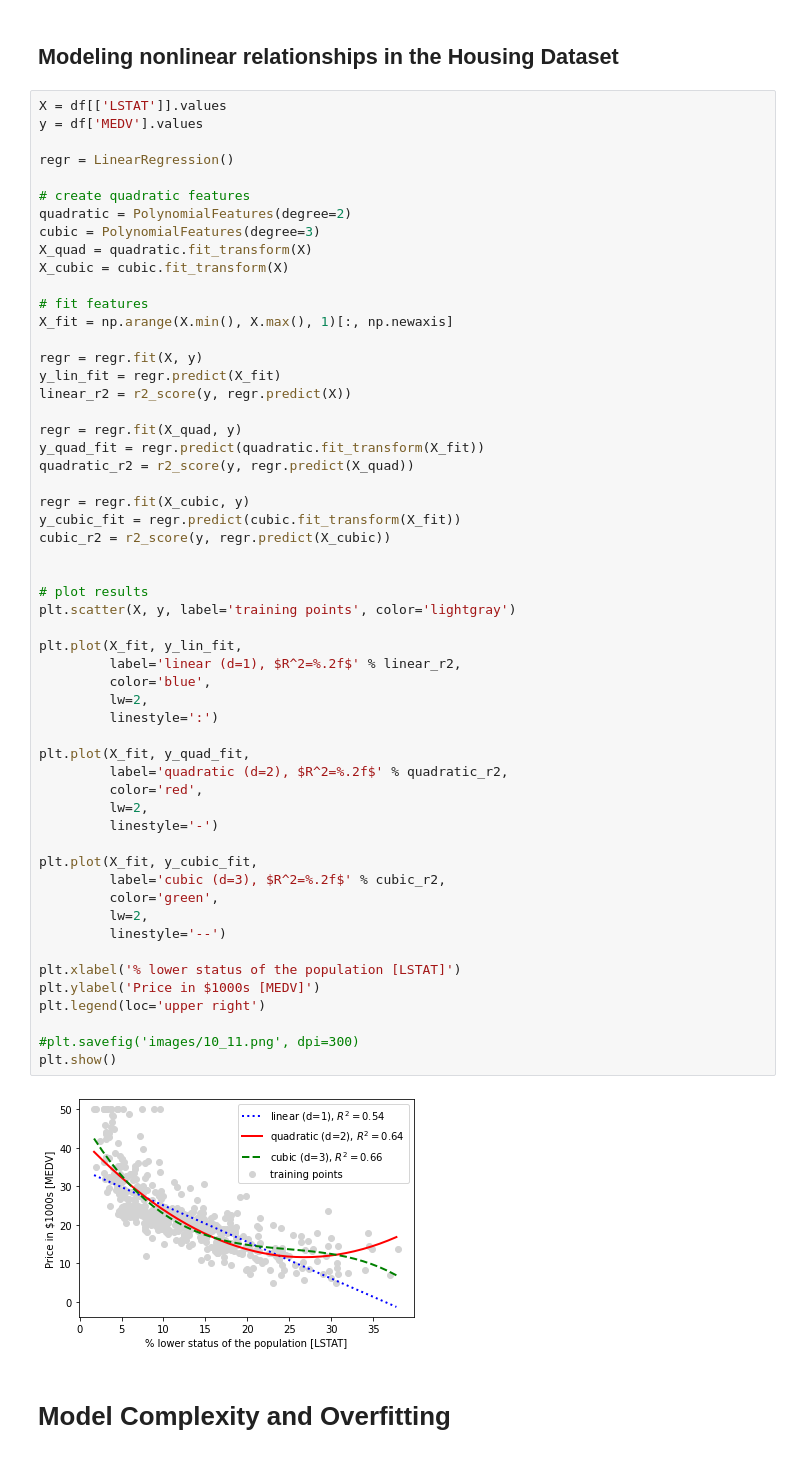
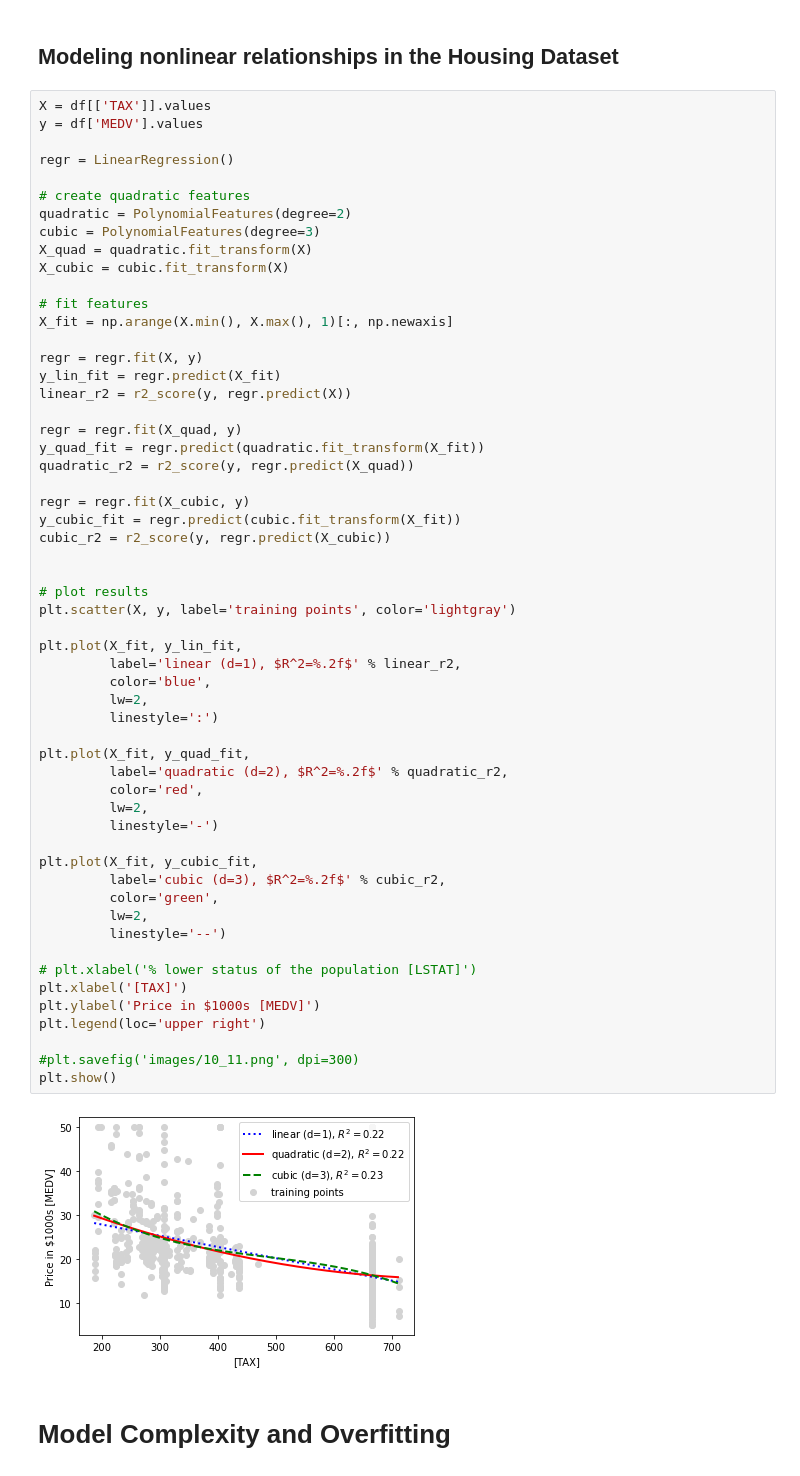
Before and after one commit to lamiro3/Python, a Jupyter notebook: IDS/quart-2/IDS_LR.ipynb, the cells around one changed output. Drawn from its saved outputs; the diff is of its cells as text.

```diff
--- a/IDS/quart-2/IDS_LR.ipynb
+++ b/IDS/quart-2/IDS_LR.ipynb
@@ -397,7 +405,7 @@ Training R^2 linear: 0.832, quadratic: 0.982
 # %% [markdown]
 ## Modeling nonlinear relationships in the Housing Dataset
 # %%
-X = df[['LSTAT']].values
+X = df[['TAX']].values
 y = df['MEDV'].values
 
 regr = LinearRegression()
@@ -424,35 +432,36 @@ y_cubic_fit = regr.predict(cubic.fit_transform(X_fit))
 cubic_r2 = r2_score(y, regr.predict(X_cubic))
 
 
 # plot results
 plt.scatter(X, y, label='training points', color='lightgray')
 
 plt.plot(X_fit, y_lin_fit,
          label='linear (d=1), $R^2=%.2f$' % linear_r2,
          color='blue',
          lw=2,
          linestyle=':')
 
 plt.plot(X_fit, y_quad_fit,
          label='quadratic (d=2), $R^2=%.2f$' % quadratic_r2,
          color='red',
          lw=2,
          linestyle='-')
 
 plt.plot(X_fit, y_cubic_fit,
          label='cubic (d=3), $R^2=%.2f$' % cubic_r2,
          color='green',
          lw=2,
          linestyle='--')
 
-plt.xlabel('% lower status of the population [LSTAT]')
+# plt.xlabel('% lower status of the population [LSTAT]')
+plt.xlabel('[TAX]')
 plt.ylabel('Price in $1000s [MEDV]')
 plt.legend(loc='upper right')
 
 #plt.savefig('images/10_11.png', dpi=300)
 plt.show()
 # %% [output]
-[figure, old version]
+[figure, new version]
 # %% [markdown]
 # Model Complexity and Overfitting
 # %%
```
Also changed, not shown: parts of 10 cells of this notebook.
